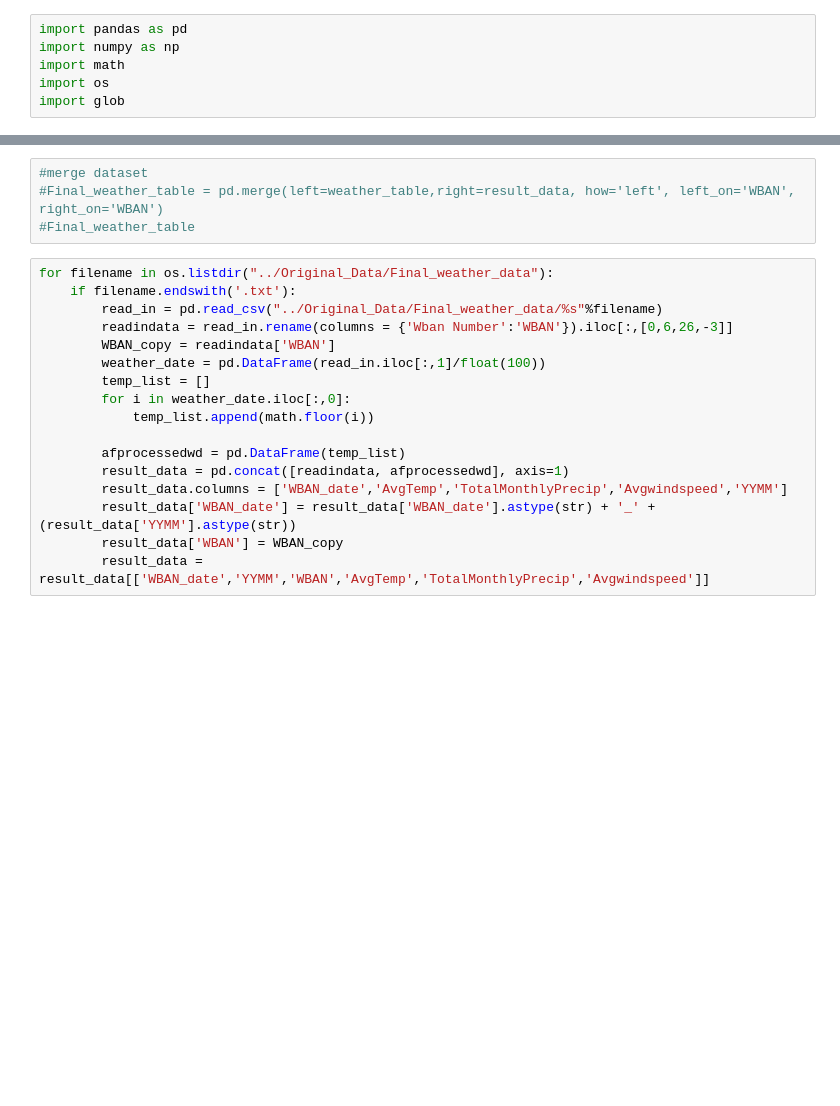
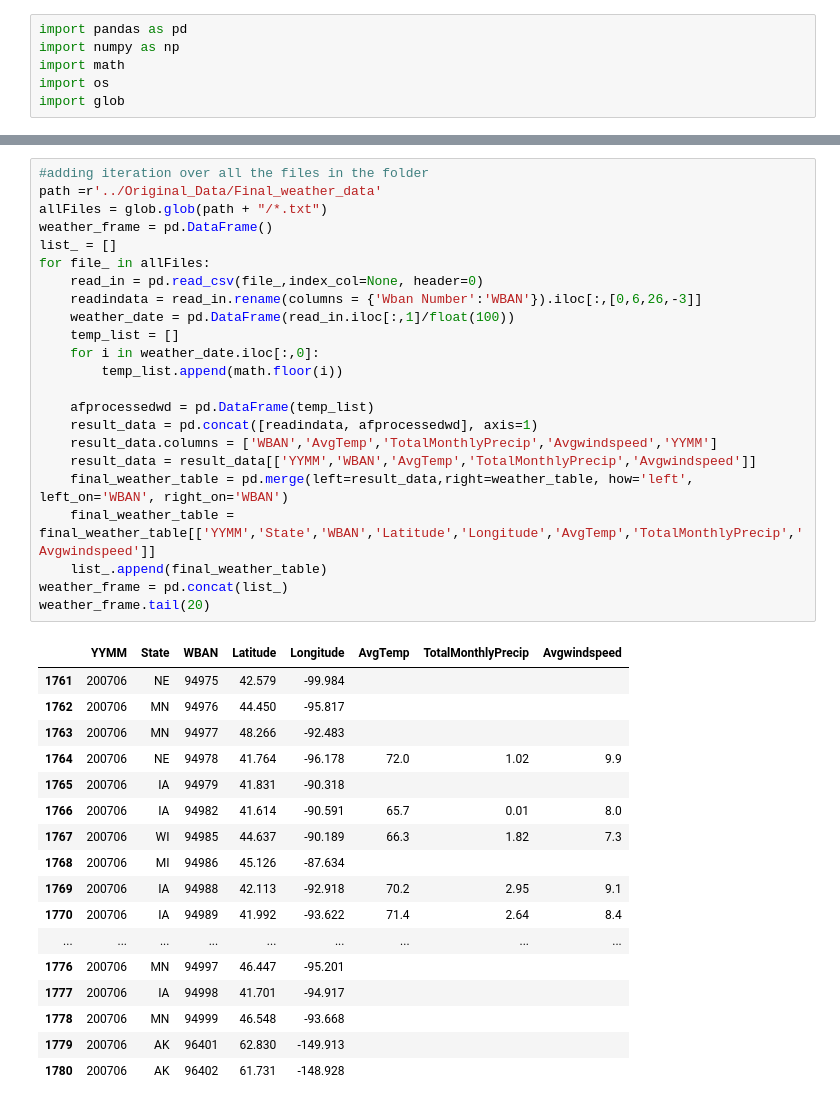
Before and after one commit to tydpan/EASE-Project, a Jupyter notebook: Arranged_Data/weather_data.ipynb, the cells around one changed output, grey strips where cells are left out. Cells and saved outputs as stored; diff of their text form; blank space fills up the shorter version.

```diff
--- a/Arranged_Data/weather_data.ipynb
+++ b/Arranged_Data/weather_data.ipynb
@@ -68,22 +27,42 @@ result_data
-# %%
-#merge dataset
-#Final_weather_table = pd.merge(left=weather_table,right=result_data, how='left', left_on='WBAN', right_on='WBAN')
-#Final_weather_table
 # %%
-for filename in os.listdir("../Original_Data/Final_weather_data"):
-    if filename.endswith('.txt'):
-        read_in = pd.read_csv("../Original_Data/Final_weather_data/%s"%filename)
-        readindata = read_in.rename(columns = {'Wban Number':'WBAN'}).iloc[:,[0,6,26,-3]]
-        WBAN_copy = readindata['WBAN']
-        weather_date = pd.DataFrame(read_in.iloc[:,1]/float(100))
-        temp_list = []
-        for i in weather_date.iloc[:,0]:
-            temp_list.append(math.floor(i))
+#adding iteration over all the files in the folder
+path =r'../Original_Data/Final_weather_data'
+allFiles = glob.glob(path + "/*.txt")
+weather_frame = pd.DataFrame()
+list_ = []
+for file_ in allFiles:
+    read_in = pd.read_csv(file_,index_col=None, header=0)
+    readindata = read_in.rename(columns = {'Wban Number':'WBAN'}).iloc[:,[0,6,26,-3]]
+    weather_date = pd.DataFrame(read_in.iloc[:,1]/float(100))
+    temp_list = []
+    for i in weather_date.iloc[:,0]:
+        temp_list.append(math.floor(i))
 
-        afprocessedwd = pd.DataFrame(temp_list)
-        result_data = pd.concat([readindata, afprocessedwd], axis=1)
-        result_data.columns = ['WBAN_date','AvgTemp','TotalMonthlyPrecip','Avgwindspeed','YYMM']
-        result_data['WBAN_date'] = result_data['WBAN_date'].astype(str) + '_' + (result_data['YYMM'].astype(str))
-        result_data['WBAN'] = WBAN_copy
-        result_data = result_data[['WBAN_date','YYMM','WBAN','AvgTemp','TotalMonthlyPrecip','Avgwindspeed']]
+    afprocessedwd = pd.DataFrame(temp_list)
+    result_data = pd.concat([readindata, afprocessedwd], axis=1)
+    result_data.columns = ['WBAN','AvgTemp','TotalMonthlyPrecip','Avgwindspeed','YYMM']
+    result_data = result_data[['YYMM','WBAN','AvgTemp','TotalMonthlyPrecip','Avgwindspeed']]
+    final_weather_table = pd.merge(left=result_data,right=weather_table, how='left', left_on='WBAN', right_on='WBAN')
+    final_weather_table = final_weather_table[['YYMM','State','WBAN','Latitude','Longitude','AvgTemp','TotalMonthlyPrecip','Avgwindspeed']]
+    list_.append(final_weather_table)
+weather_frame = pd.concat(list_)
+weather_frame.tail(20)
+# %% [output]
+|  | YYMM | State | WBAN | Latitude | Longitude | AvgTemp | TotalMonthlyPrecip | Avgwindspeed |
+| 1761 | 200706 | NE | 94975 | 42.579 | -99.984 |  |  |  |
+| 1762 | 200706 | MN | 94976 | 44.450 | -95.817 |  |  |  |
+| 1763 | 200706 | MN | 94977 | 48.266 | -92.483 |  |  |  |
+| 1764 | 200706 | NE | 94978 | 41.764 | -96.178 | 72.0 | 1.02 | 9.9 |
+| 1765 | 200706 | IA | 94979 | 41.831 | -90.318 |  |  |  |
+| 1766 | 200706 | IA | 94982 | 41.614 | -90.591 | 65.7 | 0.01 | 8.0 |
+| 1767 | 200706 | WI | 94985 | 44.637 | -90.189 | 66.3 | 1.82 | 7.3 |
+| 1768 | 200706 | MI | 94986 | 45.126 | -87.634 |  |  |  |
+| 1769 | 200706 | IA | 94988 | 42.113 | -92.918 | 70.2 | 2.95 | 9.1 |
+| 1770 | 200706 | IA | 94989 | 41.992 | -93.622 | 71.4 | 2.64 | 8.4 |
+| ... | ... | ... | ... | ... | ... | ... | ... | ... |
+| 1776 | 200706 | MN | 94997 | 46.447 | -95.201 |  |  |  |
+| 1777 | 200706 | IA | 94998 | 41.701 | -94.917 |  |  |  |
+| 1778 | 200706 | MN | 94999 | 46.548 | -93.668 |  |  |  |
+| 1779 | 200706 | AK | 96401 | 62.830 | -149.913 |  |  |  |
+| 1780 | 200706 | AK | 96402 | 61.731 | -148.928 |  |  |  |
 # %%
```
Also changed, not shown: parts of 6 cells of this notebook.
